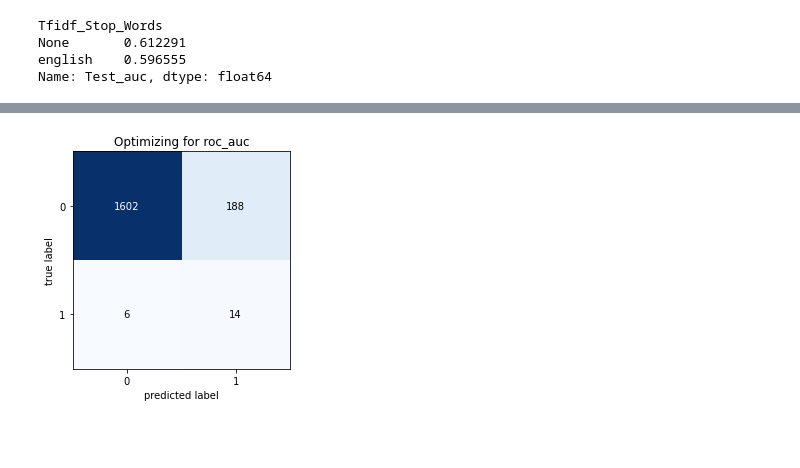
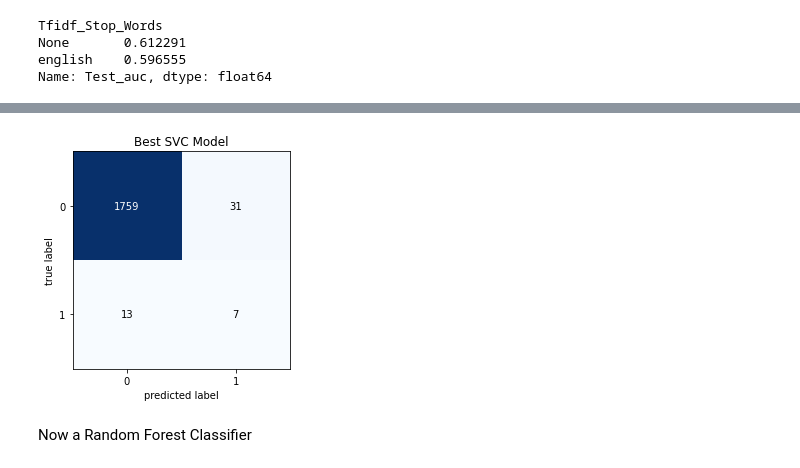
Before and after one commit to wwhite5/Springboard-Capstone-1-NLP, a Jupyter notebook: Notebooks/One_Author_advanced_2.ipynb, the cells around one changed output, grey strips where cells are left out. Drawn from its saved outputs; the diff is of its cells as text; code cells hidden in the pictures; blank space fills up the shorter version.

```diff
--- a/Notebooks/One_Author_advanced_2.ipynb
+++ b/Notebooks/One_Author_advanced_2.ipynb
@@ -285,8 +299,8 @@ plt.show()
 # %%
-best_LR_model_recall.fit(X_train, y_train)
-best_LR_pred = best_LR_model_recall.predict(X_test)
+best_LR_model_auc.fit(X_train, y_train)
+best_LR_pred = best_LR_model_auc.predict(X_test)
 best_LR_cm_test = confusion_matrix(y_test, best_LR_pred)
 fig, ax = plot_confusion_matrix(conf_mat=best_LR_cm_test)
-plt.title('Optimizing for Recall')
+plt.title('Optimizing for roc_auc in LR')
 plt.show()
 # %% [output]
@@ -293,0 +312,10 @@ plt.show()
+# %%
+C = [1, 0.5, 0.1, 0.05, 0.01, 0.005, 0.001]
+# %%
+samplers = ['None', 'ros', 'rus']
+# %%
+hyperparameters = list(itertools.product(
+                        C, samplers
+))
+
+hyperparameters
@@ -294,9 +439,11 @@ plt.show()
 # %%
-best_LR_model_auc.fit(X_train, y_train)
-best_LR_pred = best_LR_model_auc.predict(X_test)
-best_LR_cm_test = confusion_matrix(y_test, best_LR_pred)
-fig, ax = plot_confusion_matrix(conf_mat=best_LR_cm_test)
-plt.title('Optimizing for roc_auc')
+best_SVC_model.fit(X_train, y_train)
+best_SVC_pred = best_SVC_model.predict(X_test)
+best_SVC_cm_test = confusion_matrix(y_test, best_SVC_pred)
+fig, ax = plot_confusion_matrix(conf_mat=best_SVC_cm_test)
+plt.title('Best SVC Model')
 plt.show()
 # %% [output]
-[figure, old version]
+[figure, new version]
+# %% [markdown]
+Now a Random Forest Classifier
```
Also changed, not shown: parts of 38 cells of this notebook.
